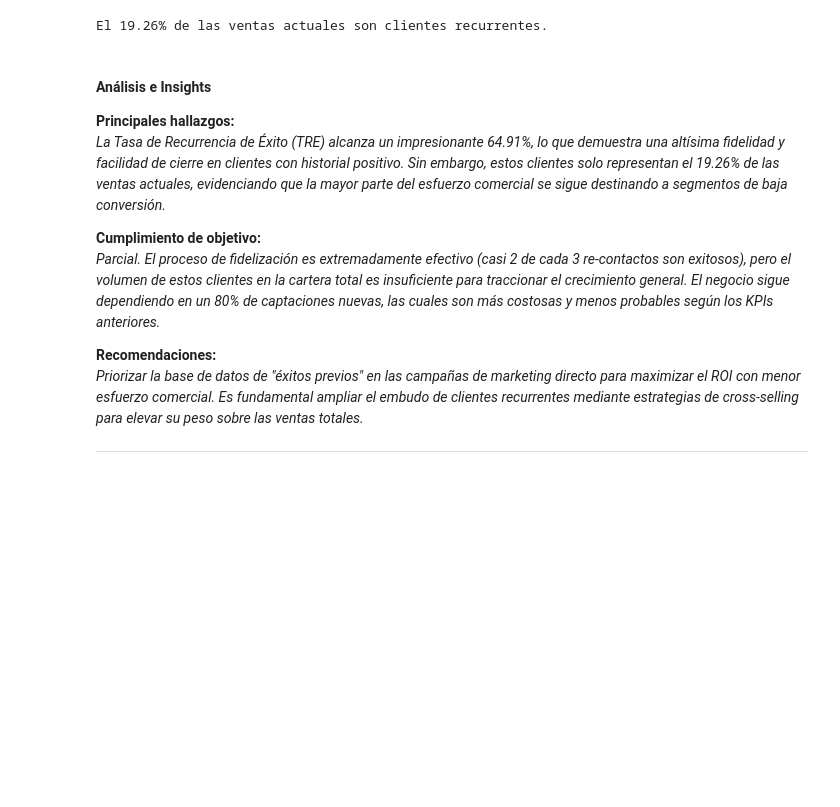
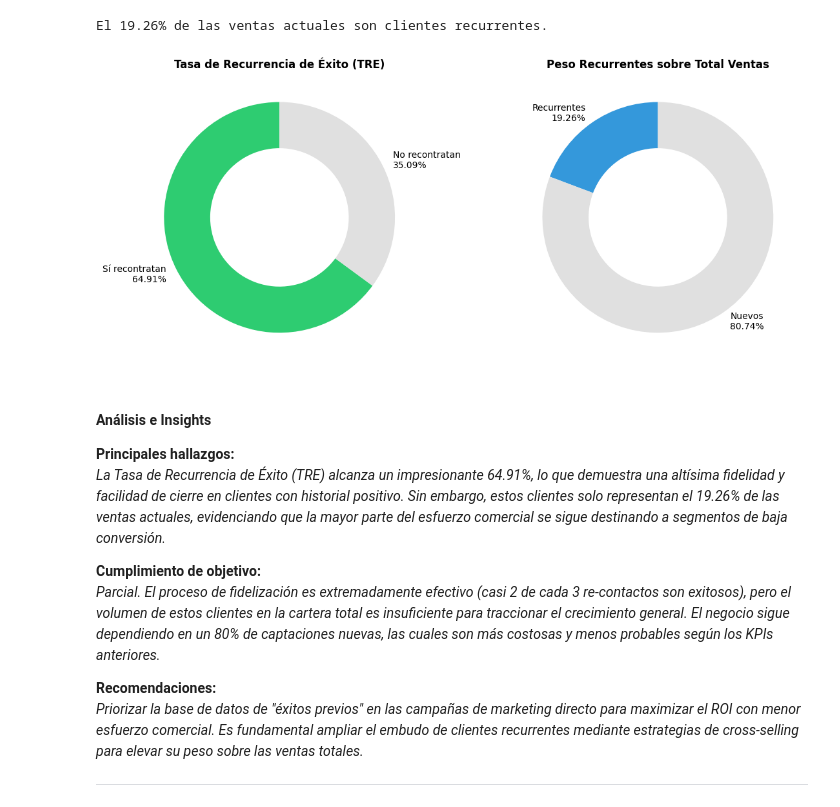
Before and after one commit to arnausans23/data-analytics-tfm, a Jupyter notebook: 1_analisis_datos_v2.ipynb, the cells around one changed output. Cells and saved outputs as stored; diff of their text form; code cells hidden in the pictures; blank space fills up the shorter version.

```diff
--- a/1_analisis_datos_v2.ipynb
+++ b/1_analisis_datos_v2.ipynb
@@ -1040,6 +981,44 @@ peso_sobre_total = (exitos_recurrentes / total_contrataciones * 100) if total_co
 print(f"El {peso_sobre_total:.2f}% de las ventas actuales son clientes recurrentes.")
 # %% [output]
 El 19.26% de las ventas actuales son clientes recurrentes.
+# %%
+# --- KPI 1: Tasa de Recurrencia de Éxito (TRE) ---
+exitos_recurrentes = df_clean[
+    (df_clean['poutcome'] == 'success') &
+    (df_clean['Contratación'] == 'yes')
+].shape[0]
+
+total_previo_exitoso = df_clean[
+    df_clean['poutcome'] == 'success'
+].shape[0]
+
+tre = (exitos_recurrentes / total_previo_exitoso * 100) if total_previo_exitoso > 0 else 0
+no_tre = 100 - tre
+
+# --- KPI 2: Peso recurrentes sobre total ventas ---
+total_contrataciones = df_clean[df_clean['Contratación'] == 'yes'].shape[0]
+peso = (exitos_recurrentes / total_contrataciones * 100) if total_contrataciones > 0 else 0
+no_peso = 100 - peso
+
+# --- Gráficos ---
+fig, axes = plt.subplots(1, 2, figsize=(12, 5))
+
+# Donut 1: TRE
+colors1 = ['#2ecc71', '#e0e0e0']
+axes[0].pie([tre, no_tre], labels=[f'Sí recontratan\n{tre:.2f}%', f'No recontratan\n{no_tre:.2f}%'],
+            colors=colors1, startangle=90, wedgeprops=dict(width=0.4))
+axes[0].set_title('Tasa de Recurrencia de Éxito (TRE)', fontweight='bold')
+
+# Donut 2: Peso sobre total
+colors2 = ['#3498db', '#e0e0e0']
+axes[1].pie([peso, no_peso], labels=[f'Recurrentes\n{peso:.2f}%', f'Nuevos\n{no_peso:.2f}%'],
+            colors=colors2, startangle=90, wedgeprops=dict(width=0.4))
+axes[1].set_title('Peso Recurrentes sobre Total Ventas', fontweight='bold')
+
+plt.tight_layout()
+plt.show()
+# %% [output]
+[figure, added]
 # %% [markdown]
 #### Análisis e Insights
 
```
Also changed, not shown: parts of 38 cells of this notebook.
